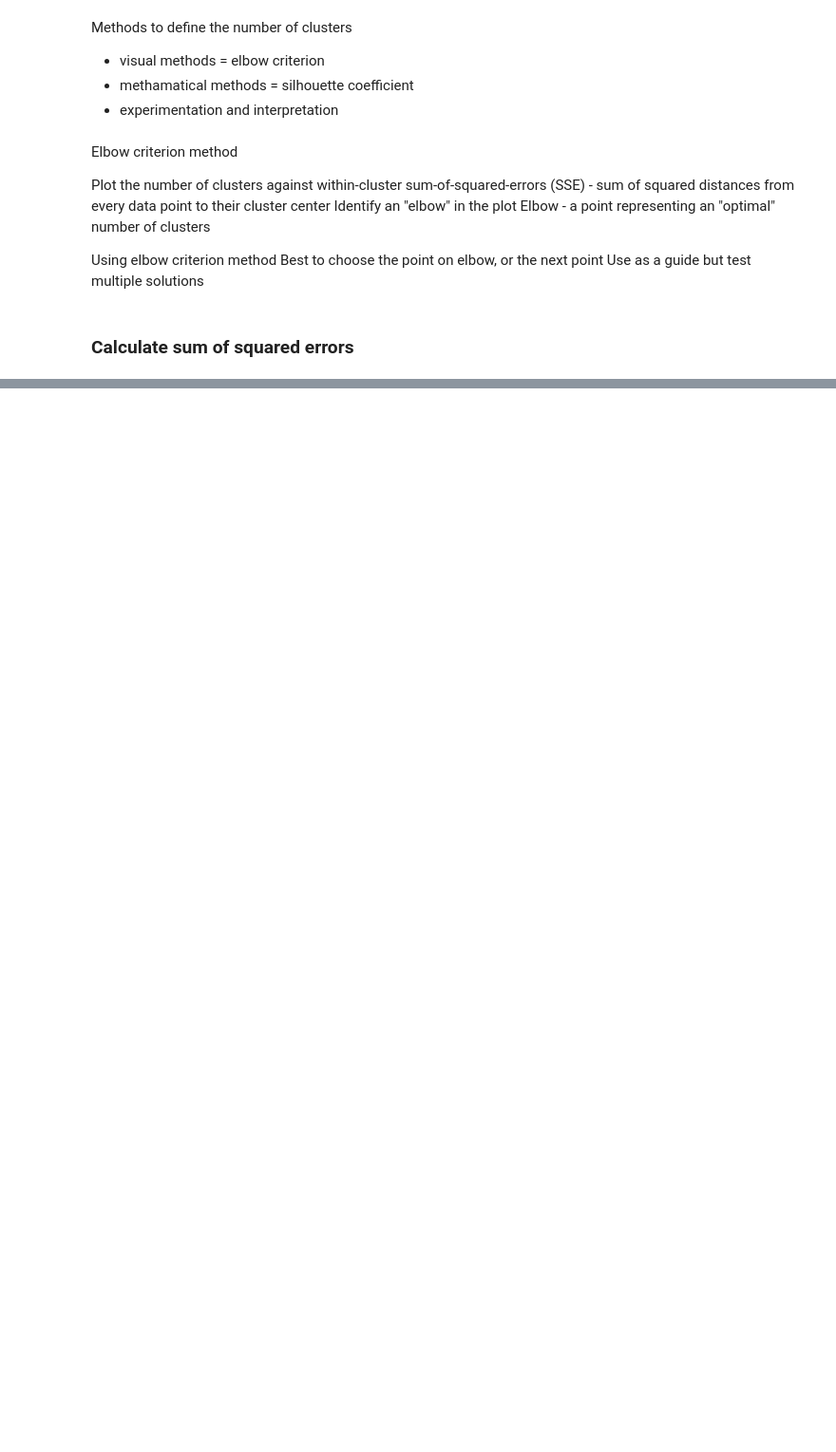
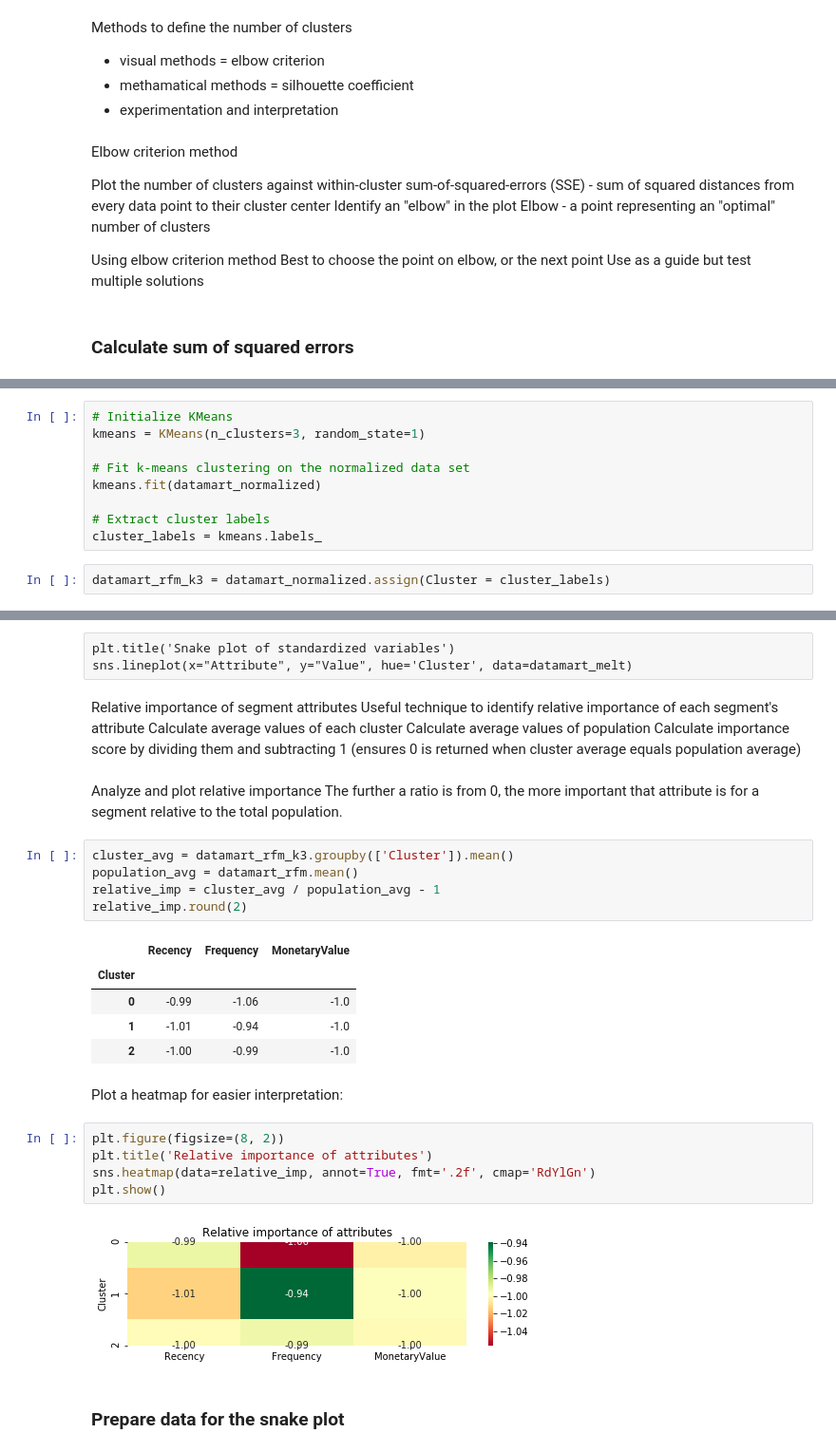
Before and after one commit to KonuTech/DataCampSideNotes, a Jupyter notebook: Customer Segmentation with K-means.ipynb, the cells around one changed output, grey strips where cells are left out. Shown at 95% size. Saved outputs shown, nothing was run; the diff lists cells and outputs as text; blank space fills up the shorter version.

```diff
--- a/Customer Segmentation with K-means.ipynb
+++ b/Customer Segmentation with K-means.ipynb
@@ -85,0 +131,11 @@ Use as a guide but test multiple solutions
+# %%
+# Initialize KMeans
+kmeans = KMeans(n_clusters=3, random_state=1)
+
+# Fit k-means clustering on the normalized data set
+kmeans.fit(datamart_normalized)
+
+# Extract cluster labels
+cluster_labels = kmeans.labels_
+# %%
+datamart_rfm_k3 = datamart_normalized.assign(Cluster = cluster_labels)
@@ -85,0 +198,34 @@ Use as a guide but test multiple solutions
+# %% [raw]
+plt.title('Snake plot of standardized variables')
+sns.lineplot(x="Attribute", y="Value", hue='Cluster', data=datamart_melt)
+# %% [markdown]
+Relative importance of segment attributes
+Useful technique to identify relative importance of each segment's attribute
+Calculate average values of each cluster
+Calculate average values of population
+Calculate importance score by dividing them and subtracting 1 (ensures 0 is returned when cluster average equals population average)
+# %% [markdown]
+Analyze and plot relative importance
+The further a ratio is from 0, the more important that attribute is for a segment relative to the total population.
+# %%
+cluster_avg = datamart_rfm_k3.groupby(['Cluster']).mean()
+population_avg = datamart_rfm.mean()
+relative_imp = cluster_avg / population_avg - 1
+relative_imp.round(2)
+# %% [output]
+|  | Recency | Frequency | MonetaryValue |
+| Cluster |  |  |  |
+| 0 | -0.99 | -1.06 | -1.0 |
+| 1 | -1.01 | -0.94 | -1.0 |
+| 2 | -1.00 | -0.99 | -1.0 |
+# %% [markdown]
+Plot a heatmap for easier interpretation:
+# %%
+plt.figure(figsize=(8, 2))
+plt.title('Relative importance of attributes')
+sns.heatmap(data=relative_imp, annot=True, fmt='.2f', cmap='RdYlGn')
+plt.show()
+# %% [output]
+[figure, added]
+# %% [markdown]
+### Prepare data for the snake plot
```
Also changed, not shown: parts of 50 cells of this notebook.
